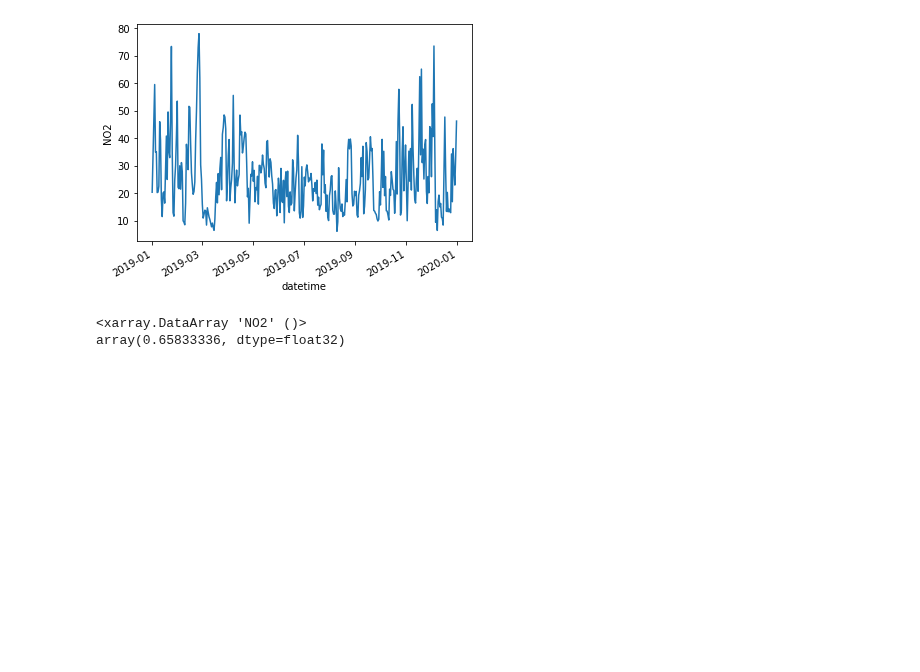
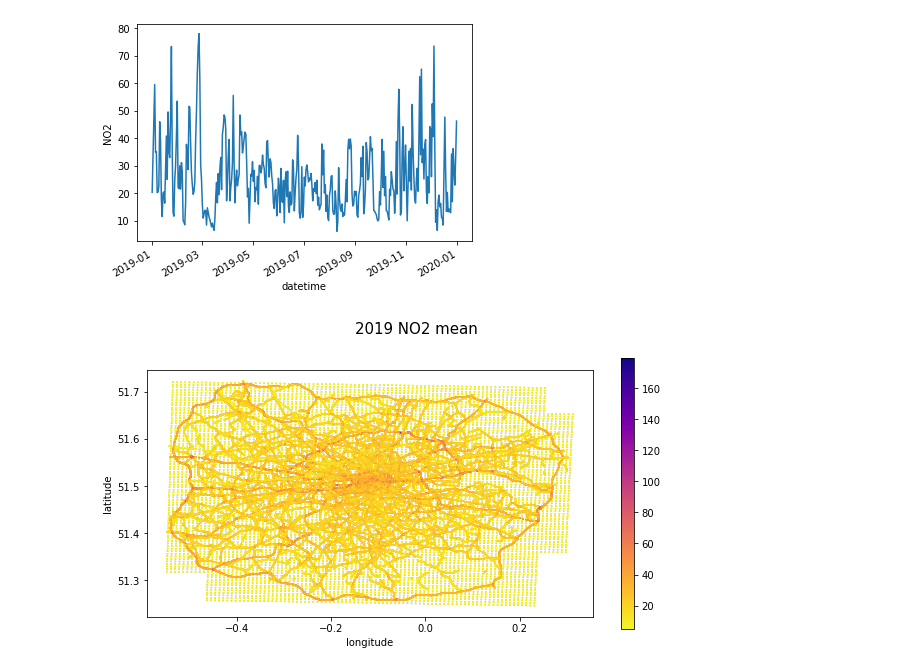
Before and after one commit to michellewl/AQmortality, a Jupyter notebook: ADMS-Urban/process_timeseries_ADMS_outputs.ipynb, the cells around one changed output. Cells and saved outputs as stored; diff of their text form; code cells hidden in the pictures; blank space fills up the shorter version.

```diff
--- a/ADMS-Urban/process_timeseries_ADMS_outputs.ipynb
+++ b/ADMS-Urban/process_timeseries_ADMS_outputs.ipynb
@@ -18,7 +18,11 @@ from ADMS_functions import extract_dataset_time_axis, plot_timeseries, PointXYZ_
 Specify the run number (and data folder):
 # %%
 run = "015"
-folder = f"/home/users/mwlw3/ADMS-Urban/2019_hourly_met/all_regions/{run}/"
+home_folder = f"/home/users/mwlw3/ADMS-Urban/2019_hourly_met/all_regions/{run}/"
+gws_folder = f"/gws/nopw/j04/htap2/mwlw3/ADMS-Urban/2019_hourly_met/all_regions/{run}/"
+
+folder = gws_folder
+
 
 files = [path.join(folder, file) for file in listdir(folder) if path.splitext(file)[-1]==".nc"]
 
@@ -137,8 +141,11 @@ daily_ds.NO2.mean(dim="space").plot()
 plt.show()
 # %% [output]
 [figure]
-# %%
-daily_ds.NO2.min()
-# %% [output]
-<xarray.DataArray 'NO2' ()>
-array(0.65833336, dtype=float32)
+# %%
+new_gdf = gpd.GeoDataFrame(daily_ds.NO2.mean(dim="datetime").values,
+                 columns=["2019_mean_NO2"],
+                 geometry=gpd.points_from_xy(daily_ds.longitude.values, daily_ds.latitude.values))
+# %%
+plot_in_grid_box(new_gdf, "2019_mean_NO2", f"2019 NO2 mean")
+# %% [output]
+[figure, added]
```
